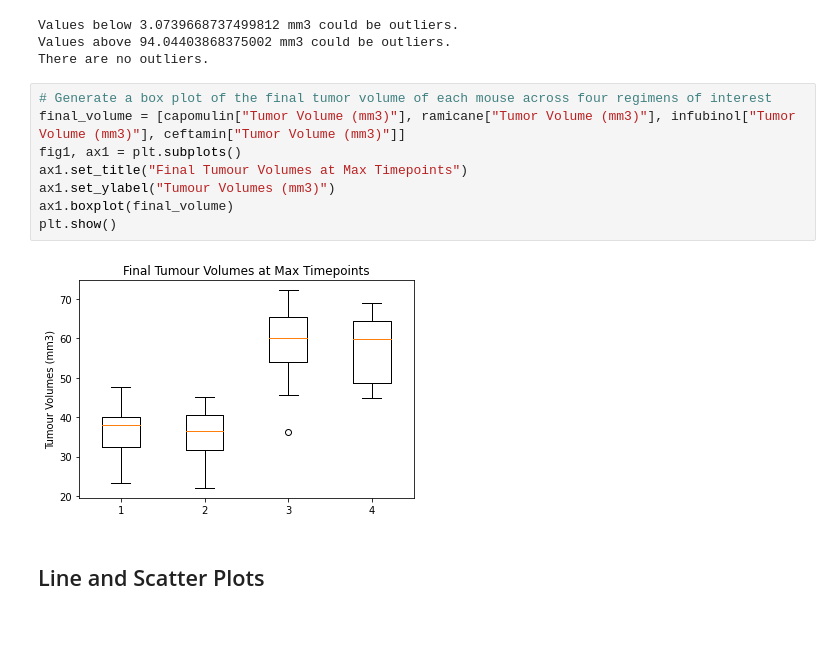
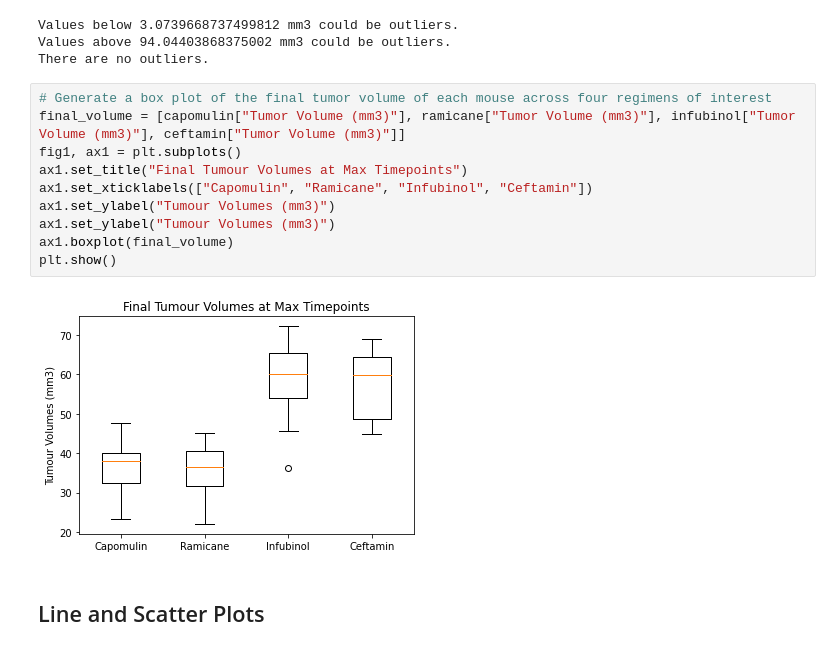
Before and after one commit to jeremychiaa/matplotlib-challenge, a Jupyter notebook: pymaceuticals_starter.ipynb, the cells around one changed output. Drawn from its saved outputs; the diff is of its cells as text.

Commit message:
xtick labels for box chart

```diff
--- a/pymaceuticals_starter.ipynb
+++ b/pymaceuticals_starter.ipynb
@@ -310,13 +310,15 @@ There are no outliers.
 # %%
 # Generate a box plot of the final tumor volume of each mouse across four regimens of interest
 final_volume = [capomulin["Tumor Volume (mm3)"], ramicane["Tumor Volume (mm3)"], infubinol["Tumor Volume (mm3)"], ceftamin["Tumor Volume (mm3)"]]
 fig1, ax1 = plt.subplots()
 ax1.set_title("Final Tumour Volumes at Max Timepoints")
+ax1.set_xticklabels(["Capomulin", "Ramicane", "Infubinol", "Ceftamin"])
+ax1.set_ylabel("Tumour Volumes (mm3)")
 ax1.set_ylabel("Tumour Volumes (mm3)")
 ax1.boxplot(final_volume)
 plt.show()
 # %% [output]
-[figure, old version]
+[figure, new version]
 # %% [markdown]
 ## Line and Scatter Plots
 # %%
```
